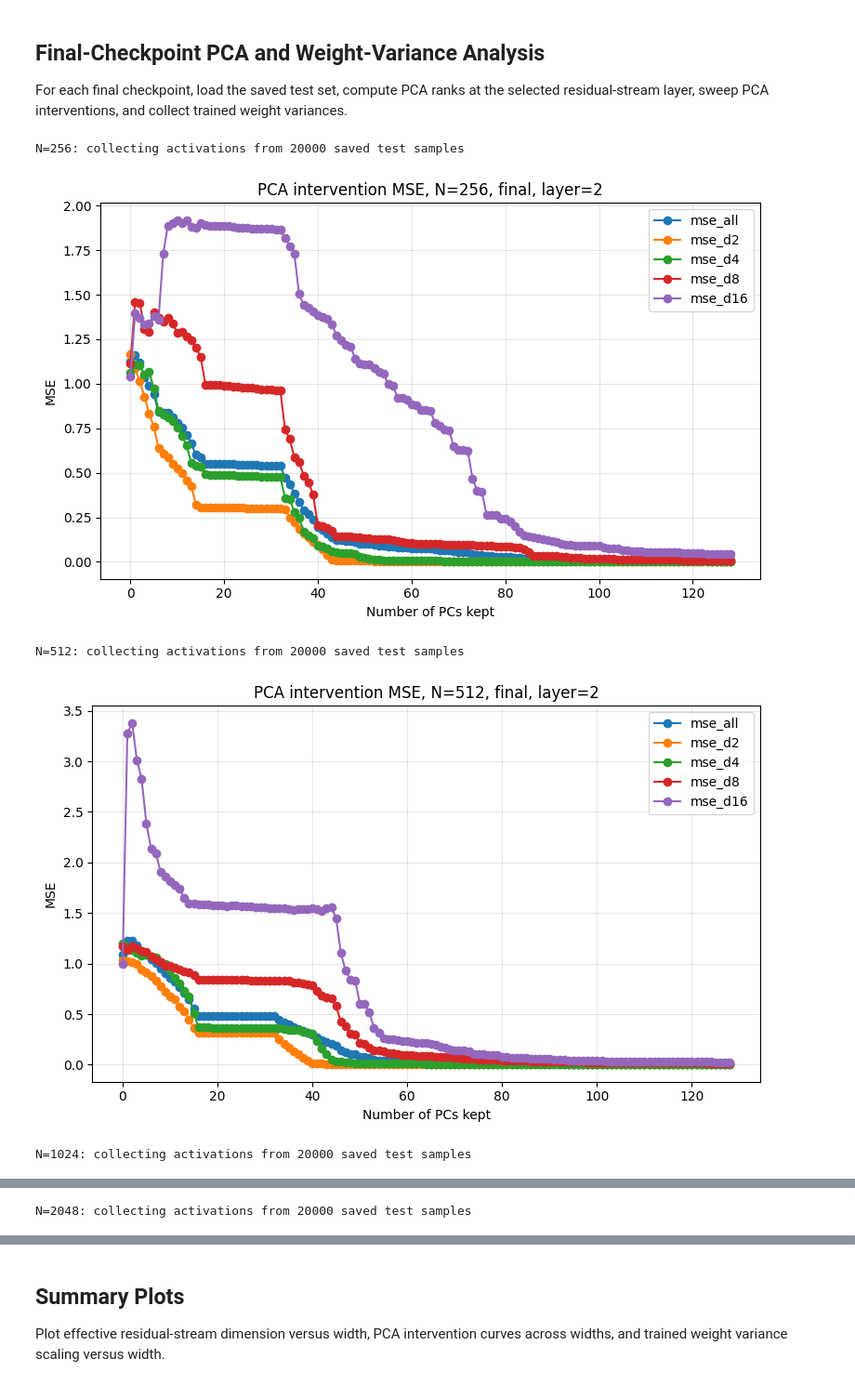
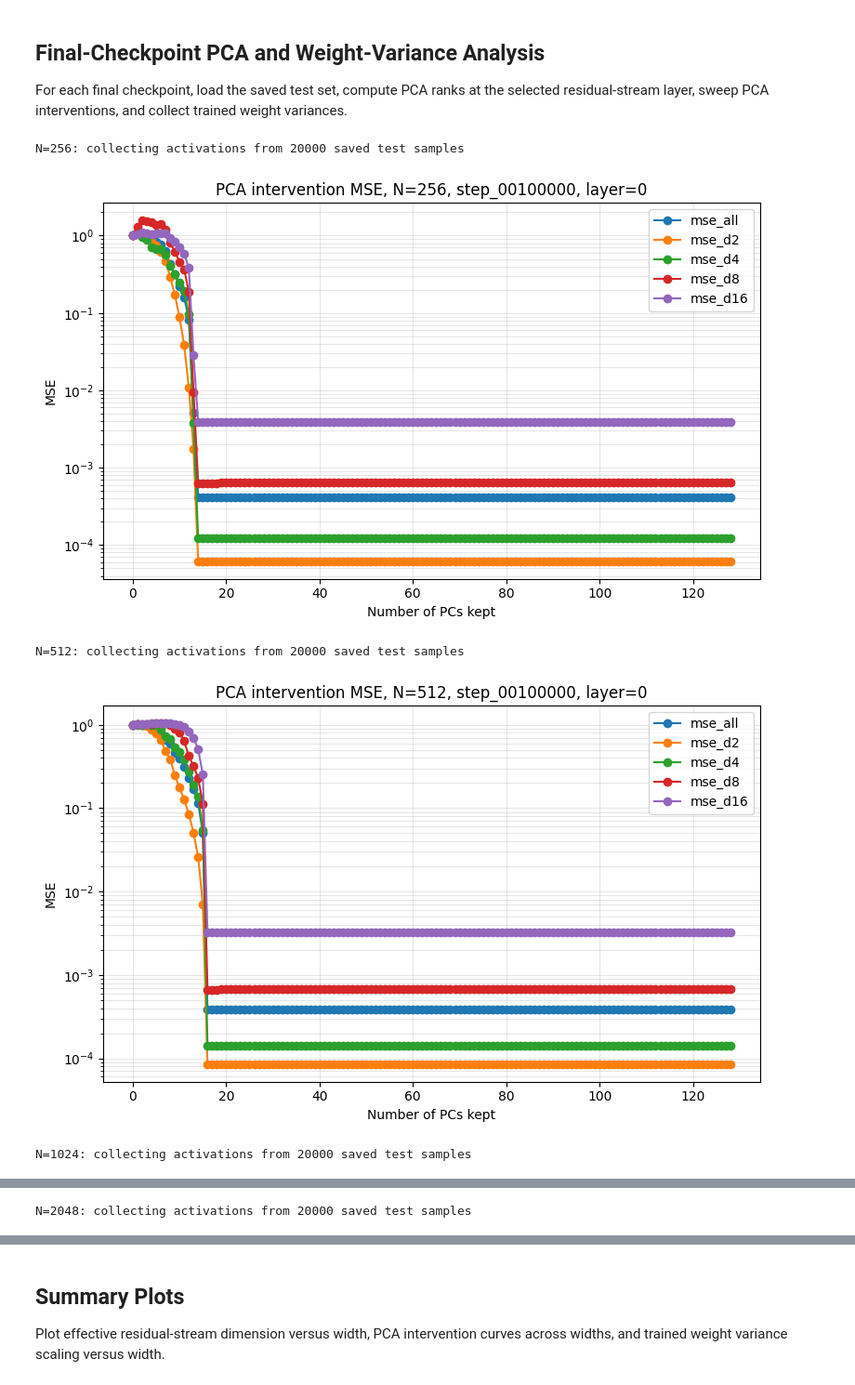
Before and after one commit to labofdoubt/feature-learning-parity-task, a Jupyter notebook: notebooks/colab_width_scaling_sgd.ipynb, the cells around one changed output, grey strips where cells are left out. Shown at 93% size. Saved outputs shown, nothing was run; the diff lists cells and outputs as text; code cells hidden in the pictures.

```diff
--- a/notebooks/colab_width_scaling_sgd.ipynb
+++ b/notebooks/colab_width_scaling_sgd.ipynb
@@ -72,7 +72,7 @@ def make_config(N: int, output_dir: Path) -> dict:
             "input_dim": 32,
             "relevant_dim": 16,
             "N": N,
-            "L": 4,
+            "L": 2,
             "activation": "half-tanh",
             "use_readout_barrier": False,
             "embedding_weight_variance": 1.0 / 32,
@@ -166,7 +163,7 @@ RUNS_DIR = DRIVE_ROOT / "runs"
 PLOTS_DIR = DRIVE_ROOT / "plots"
 ANALYSIS_DIR = DRIVE_ROOT / "analysis"
 
-WIDTHS = [256, 512, 1024, 2048, 4096]
+WIDTHS = [256, 512, 1024, 2048]
 # %%
 import matplotlib.pyplot as plt
 import pandas as pd
@@ -292,9 +287,9 @@ from parity_net.data import ParityDataset, load_dataset
 from parity_net.train import resolve_device, resolve_dtype
 
 PCA_SAMPLES = 20_000
-CHECKPOINT_STEP = "final"  # Use "final" or an integer step, e.g. 50000.
-USE_LOG_PCA_MSE_AXIS = False
-ANALYSIS_LAYER_IDX = 2  # 0 is embedding, later indices are after residual blocks.
+CHECKPOINT_STEP = 100_000  # Use "final" or an integer step, e.g. 50000.
+USE_LOG_PCA_MSE_AXIS = True
+ANALYSIS_LAYER_IDX = 0  # 0 is embedding, later indices are after residual blocks.
 KEEP_PCS_MIN = 0
 KEEP_PCS_MAX = 128
 KEEP_PCS_STEP = 1
@@ -320,6 +315,7 @@ def assert_finite_metrics(metrics, label):
 
 
 checkpoint_file, checkpoint_label = checkpoint_name(CHECKPOINT_STEP)
+pca_mse_scale_label = "mse_log_scale" if USE_LOG_PCA_MSE_AXIS else "mse_linear_scale"
 rank_rows = []
 weight_rows = []
 pca_sweep_by_width = {}
@@ -430,35 +426,35 @@ for N in WIDTHS:
             ax.set_yscale("log")
         ax.grid(True, alpha=0.3, which="both")
         fig.tight_layout()
-        fig.savefig(PLOTS_DIR / f"pca_mse_sweep_{checkpoint_label}_layer_{ANALYSIS_LAYER_IDX}_N_{N}.png", dpi=150)
+        fig.savefig(PLOTS_DIR / f"pca_{pca_mse_scale_label}_sweep_{checkpoint_label}_layer_{ANALYSIS_LAYER_IDX}_N_{N}.png", dpi=150)
         plt.show()
 
         weight_rows.extend(local_weight_rows)
         rank_rows.extend(local_rank_rows)
 
     except Exception as exc:
         print(f"N={N}: checkpoint {checkpoint_path} is broken or non-finite, skipping. Reason: {exc}")
         skipped_widths.append({"N": N, "reason": str(exc)})
         plt.close("all")
         if torch.cuda.is_available():
             torch.cuda.empty_cache()
         continue
 
 rank_df = pd.DataFrame(rank_rows)
 weight_variance_df = pd.DataFrame(weight_rows)
 skipped_widths_df = pd.DataFrame(skipped_widths)
 rank_df.to_csv(ANALYSIS_DIR / f"pca_ranks_by_width_{checkpoint_label}.csv", index=False)
 weight_variance_df.to_csv(ANALYSIS_DIR / f"weight_variances_by_width_{checkpoint_label}.csv", index=False)
 skipped_widths_df.to_csv(ANALYSIS_DIR / f"skipped_widths_{checkpoint_label}.csv", index=False)
 
 display(rank_df)
 display(weight_variance_df)
 if not skipped_widths_df.empty:
     print("Skipped widths")
     display(skipped_widths_df)
 # %% [output]
 N=256: collecting activations from 20000 saved test samples
-[figure, old version]
+[figure, new version]
 N=512: collecting activations from 20000 saved test samples
-[figure, old version]
+[figure, new version]
 N=1024: collecting activations from 20000 saved test samples
```
Also changed, not shown: parts of 14 cells of this notebook, 1 other file.
